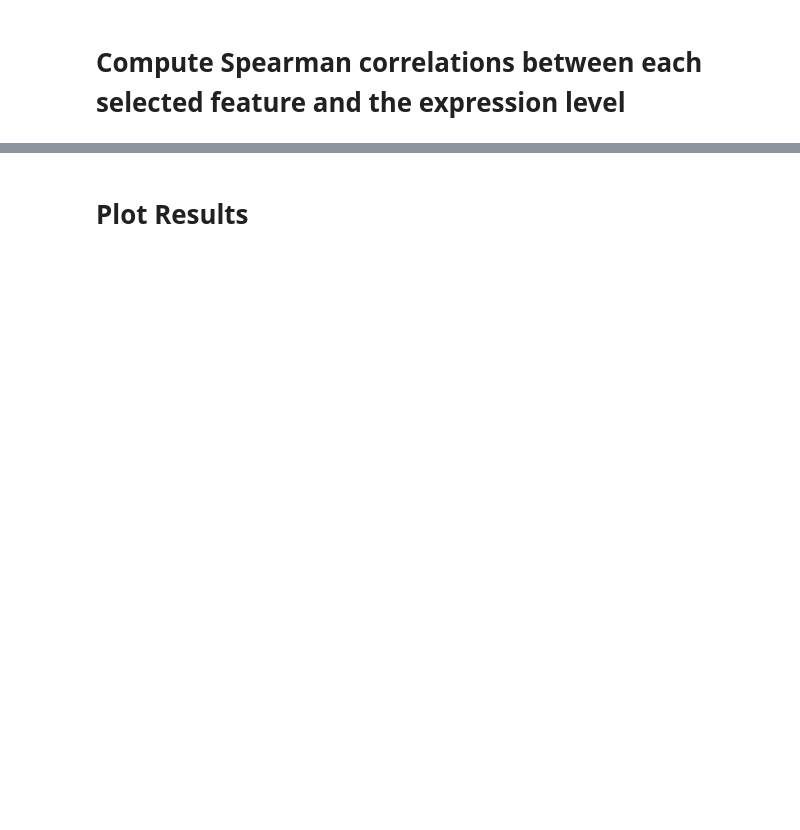
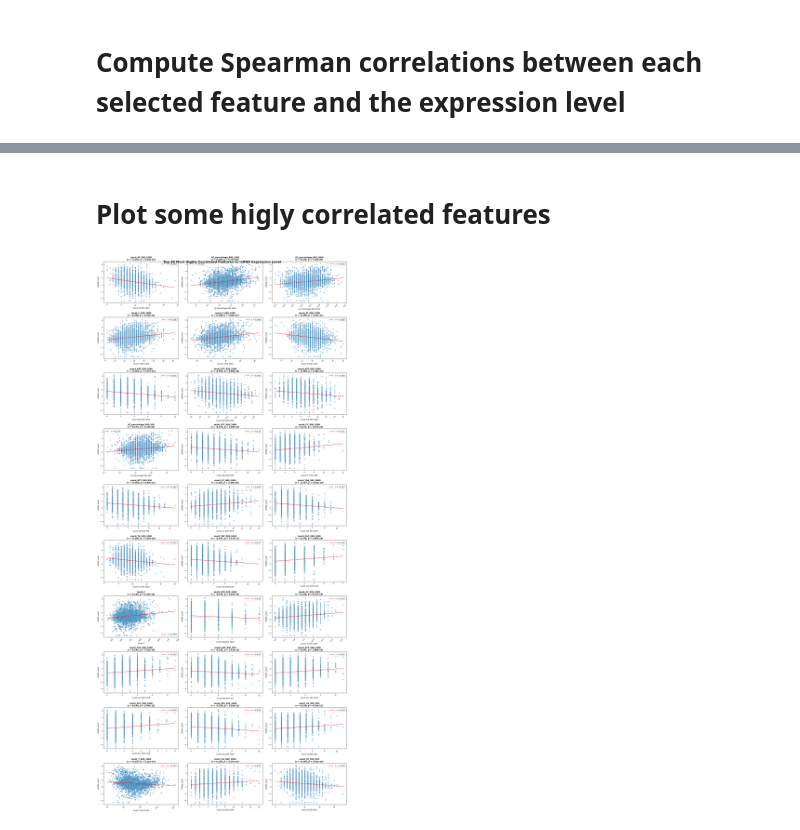
Before and after one commit to avivvv/intro_to_igem_challenge, a Jupyter notebook: notebooks/explore_correlations.ipynb, the cells around one changed output, grey strips where cells are left out. Saved outputs shown, nothing was run; the diff lists cells and outputs as text; code cells hidden in the pictures; blank space fills up the shorter version.

```diff
--- a/notebooks/explore_correlations.ipynb
+++ b/notebooks/explore_correlations.ipynb
@@ -20,8 +41,11 @@ feature_cols = [col for col in df.columns if "condition"]
 # %% [markdown]
 # Compute Spearman correlations between each selected feature and the expression level
 # %%
+feature_cols = df.columns.difference(['promoter', 'mrna_level']).to_list()
 correlations = {}
+
+
 for col in feature_cols:
-    corr, p_value = spearmanr(df[col], df['expression_level'])
+    corr, p_value = spearmanr(df[col], df['mrna_level'])
     correlations[col] = {'correlation': corr, 'p_value': p_value}
 # %% [markdown]
@@ -29,3 +53,5 @@ for col in feature_cols:
 # %%
-for feature, stats in correlations.items():
-    print(f"{feature}: Correlation = {stats['correlation']:.3f}, P-value = {stats['p_value']:.3e}")
+features_sorted_by_correlations = sorted(correlations.keys(), key=lambda f: abs(correlations[f]['correlation']), reverse=True)
+
+for feature in features_sorted_by_correlations:
+    print(f"{feature}: Correlation = {correlations[feature]['correlation']}, P-value = {correlations[feature]['p_value']}")
@@ -32,15 +76,50 @@ for feature, stats in correlations.items():
 # %% [markdown]
-# Plot Results
+# Plot some higly correlated features
 # %%
-corr_df = pd.DataFrame.from_dict(correlations, orient='index')
-corr_df['feature'] = corr_df.index
-corr_df = corr_df.sort_values('correlation', key=abs, ascending=False)  # Sort by absolute correlation
+# Plot the top 30 most highly correlated features as scatter plots
+top_30_features = features_sorted_by_correlations[:30]
 
-plt.figure(figsize=(12, 8))
-sns.barplot(data=corr_df, x='correlation', y='feature', palette='coolwarm', hue='correlation', legend=False)
-plt.title('Spearman Correlations with Expression Level')
-plt.xlabel('Correlation Coefficient')
-plt.ylabel('Feature')
-plt.axvline(x=0, color='black', linestyle='--', alpha=0.5)
+# Create subplots: 10 rows x 3 columns
+fig, axes = plt.subplots(10, 3, figsize=(18, 40))
+axes = axes.flatten()
+
+for i, feature in enumerate(top_30_features):
+    ax = axes[i]
+
+    # Create scatter plot
+    sns.scatterplot(data=df, x=feature, y='mrna_level', ax=ax, alpha=0.6, s=30)
+
+    # Add correlation line (optional - linear regression)
+    try:
+        from scipy.stats import linregress
+        slope, intercept, r_value, p_value, std_err = linregress(df[feature], df['mrna_level'])
+        x_range = [df[feature].min(), df[feature].max()]
+        y_range = [slope * x + intercept for x in x_range]
+        ax.plot(x_range, y_range, color='red', linestyle='--', linewidth=2,
+                label=f'r = {correlations[feature]["correlation"]:.3f}')
+        ax.legend()
+    except:
+        pass
+
+    # Set titles and labels
+    ax.set_title(f'{feature}\n(r = {correlations[feature]["correlation"]:.3f}, p = {correlations[feature]["p_value"]:.2e})',
+                fontsize=10, fontweight='bold')
+    ax.set_xlabel(feature.replace('_', ' ').title(), fontsize=9)
+    ax.set_ylabel('mRNA Level', fontsize=9)
+
+    # Rotate x-axis labels if needed
+    ax.tick_params(axis='x', labelrotation=45, labelsize=8)
+    ax.tick_params(axis='y', labelsize=8)
+
+plt.suptitle('Top 30 Most Highly Correlated Features vs mRNA Expression Level', fontsize=16, fontweight='bold', y=0.98)
 plt.tight_layout()
 plt.show()
+
+# Print summary of top features
+print("\nTop 30 features summary:")
+for i, feature in enumerate(top_30_features, 1):
+    corr = correlations[feature]['correlation']
+    p_val = correlations[feature]['p_value']
+    print(f"{i}. {feature}: r = {corr:.3f}, p = {p_val:.2e}")
+# %% [output]
+[figure, added]
```
Also changed, not shown: parts of 10 cells of this notebook, 6 other files.
